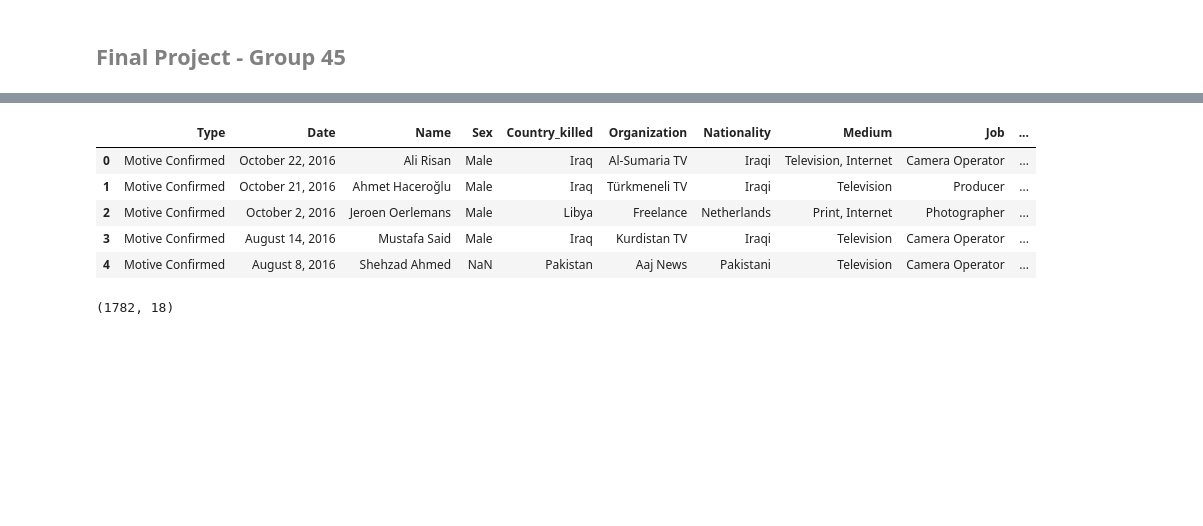
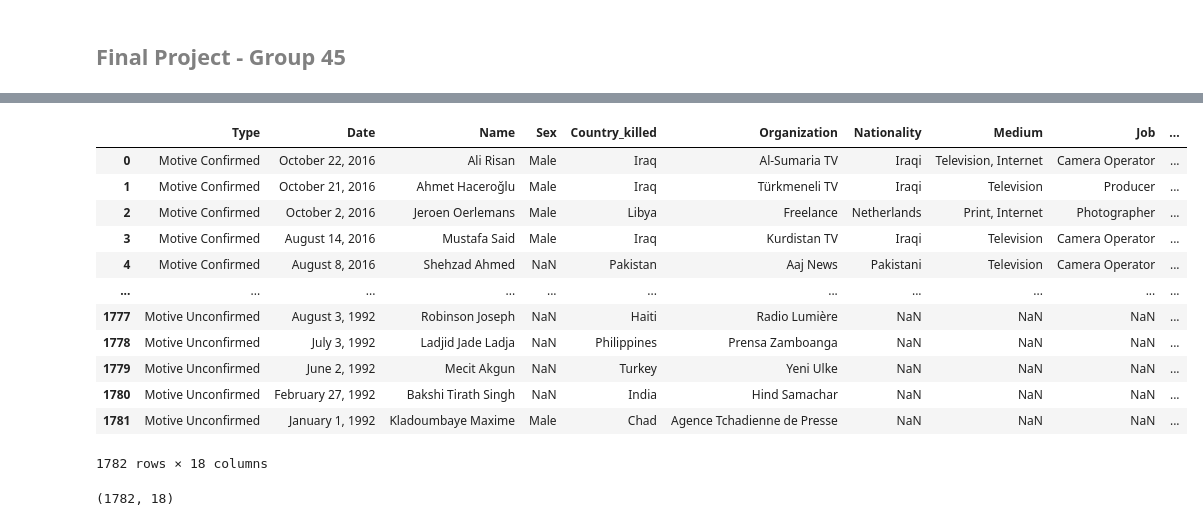
Before and after one commit to lauMren/Journalists-Project, a Jupyter notebook: jour PROGECT-Copy2.ipynb, the cells around one changed output, grey strips where cells are left out. Cells and saved outputs as stored; diff of their text form; code cells hidden in the pictures; blank space fills up the shorter version.

```diff
--- a/jour PROGECT-Copy2.ipynb
+++ b/jour PROGECT-Copy2.ipynb
@@ -115,16 +25,23 @@
 worldmap = gpd.read_file(file_path)
 worldmap.head()
 
 url = 'https://raw.githubusercontent.com/lauMren/Journalists-Project/main/cpj.csv'
 #define -> name of data = jour
 jour = pd.read_csv(url)
-jour.head()
+jour
 # %% [output]
 |  | Type | Date | Name | Sex | Country_killed | Organization | Nationality | Medium | Job | ... |
 | 0 | Motive Confirmed | October 22, 2016 | Ali Risan | Male | Iraq | Al-Sumaria TV | Iraqi | Television, Internet | Camera Operator | ... |
 | 1 | Motive Confirmed | October 21, 2016 | Ahmet Haceroğlu | Male | Iraq | Türkmeneli TV | Iraqi | Television | Producer | ... |
 | 2 | Motive Confirmed | October 2, 2016 | Jeroen Oerlemans | Male | Libya | Freelance | Netherlands | Print, Internet | Photographer | ... |
 | 3 | Motive Confirmed | August 14, 2016 | Mustafa Said | Male | Iraq | Kurdistan TV | Iraqi | Television | Camera Operator | ... |
 | 4 | Motive Confirmed | August 8, 2016 | Shehzad Ahmed | NaN | Pakistan | Aaj News | Pakistani | Television | Camera Operator | ... |
+| ... | ... | ... | ... | ... | ... | ... | ... | ... | ... | ... |
+| 1777 | Motive Unconfirmed | August 3, 1992 | Robinson Joseph | NaN | Haiti | Radio Lumière | NaN | NaN | NaN | ... |
+| 1778 | Motive Unconfirmed | July 3, 1992 | Ladjid Jade Ladja | NaN | Philippines | Prensa Zamboanga | NaN | NaN | NaN | ... |
+| 1779 | Motive Unconfirmed | June 2, 1992 | Mecit Akgun | NaN | Turkey | Yeni Ulke | NaN | NaN | NaN | ... |
+| 1780 | Motive Unconfirmed | February 27, 1992 | Bakshi Tirath Singh | NaN | India | Hind Samachar | NaN | NaN | NaN | ... |
+| 1781 | Motive Unconfirmed | January 1, 1992 | Kladoumbaye Maxime | Male | Chad | Agence Tchadienne de Presse | NaN | NaN | NaN | ... |
+1782 rows × 18 columns
 # %%
 #name of columns:
```
Also changed, not shown: parts of 6 cells of this notebook.
